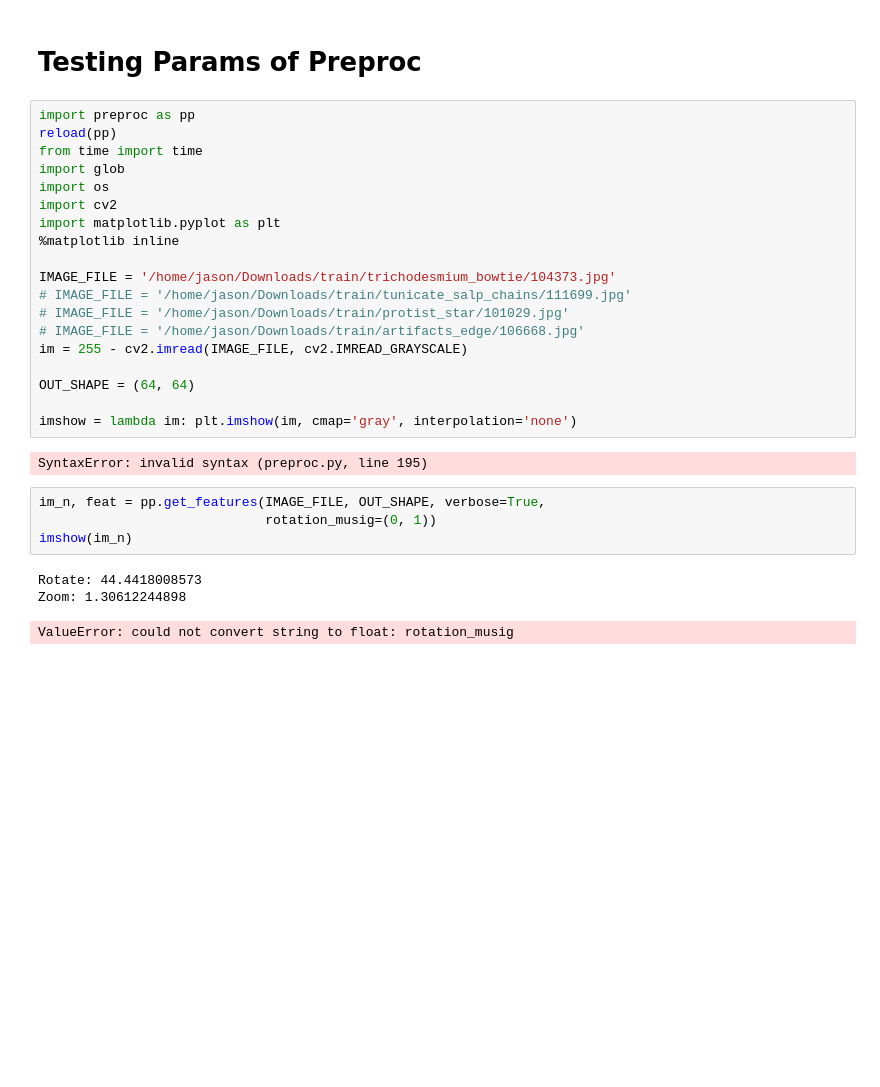
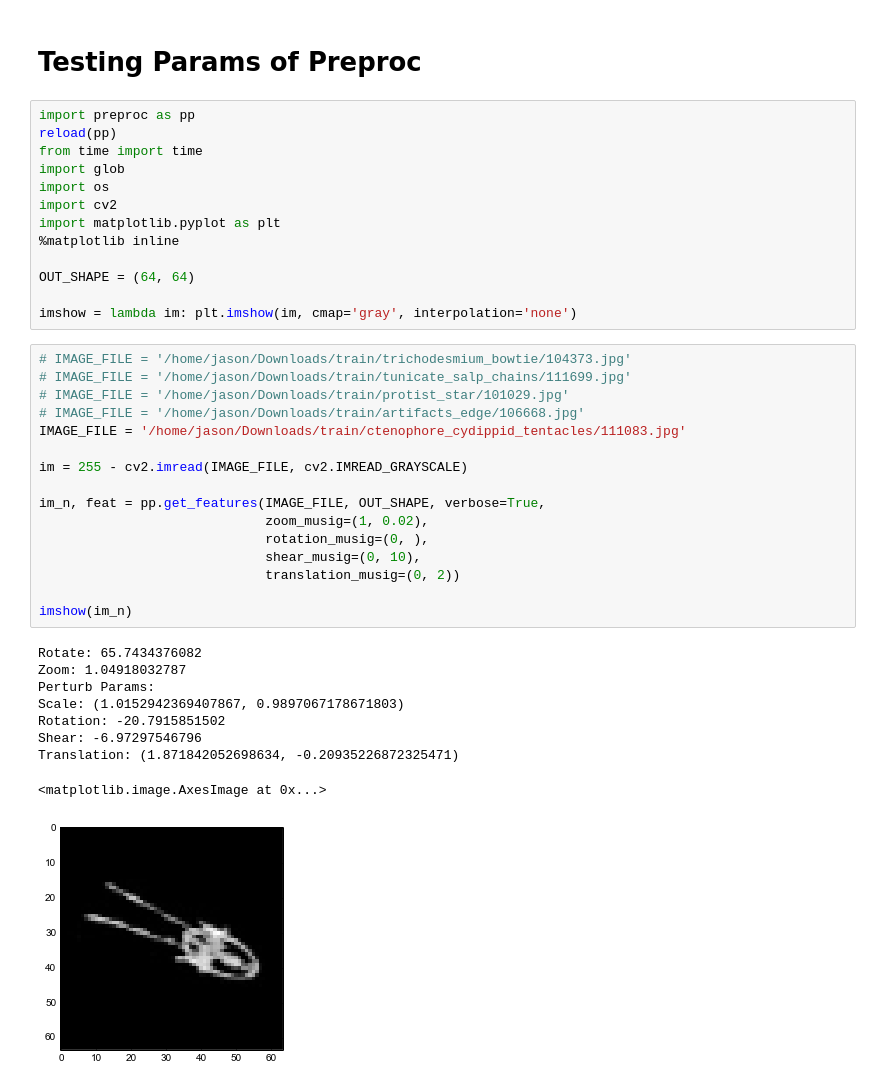
Before and after one commit to JasonTam/ndsb2015, a Jupyter notebook: tools/preproc_test.ipynb, the cells around one changed output. Drawn from its saved outputs; the diff is of its cells as text; blank space fills up the shorter version.

Commit message:
zoom out a bit by default

```diff
--- a/tools/preproc_test.ipynb
+++ b/tools/preproc_test.ipynb
@@ -373,22 +373,32 @@ import cv2
 import matplotlib.pyplot as plt
 %matplotlib inline
 
-IMAGE_FILE = '/home/jason/Downloads/train/trichodesmium_bowtie/104373.jpg'
-# IMAGE_FILE = '/home/jason/Downloads/train/tunicate_salp_chains/111699.jpg'
-# IMAGE_FILE = '/home/jason/Downloads/train/protist_star/101029.jpg'
-# IMAGE_FILE = '/home/jason/Downloads/train/artifacts_edge/106668.jpg'
-im = 255 - cv2.imread(IMAGE_FILE, cv2.IMREAD_GRAYSCALE)
-
 OUT_SHAPE = (64, 64)
 
 imshow = lambda im: plt.imshow(im, cmap='gray', interpolation='none')
-# %% [output]
-SyntaxError: invalid syntax (preproc.py, line 195)
-# %%
-im_n, feat = pp.get_features(IMAGE_FILE, OUT_SHAPE, verbose=True,
-                             rotation_musig=(0, 1))
-imshow(im_n)
-# %% [output]
-Rotate: 44.4418008573
-Zoom: 1.30612244898
-ValueError: could not convert string to float: rotation_musig
+# %%
+# IMAGE_FILE = '/home/jason/Downloads/train/trichodesmium_bowtie/104373.jpg'
+# IMAGE_FILE = '/home/jason/Downloads/train/tunicate_salp_chains/111699.jpg'
+# IMAGE_FILE = '/home/jason/Downloads/train/protist_star/101029.jpg'
+# IMAGE_FILE = '/home/jason/Downloads/train/artifacts_edge/106668.jpg'
+IMAGE_FILE = '/home/jason/Downloads/train/ctenophore_cydippid_tentacles/111083.jpg'
+
+im = 255 - cv2.imread(IMAGE_FILE, cv2.IMREAD_GRAYSCALE)
+
+im_n, feat = pp.get_features(IMAGE_FILE, OUT_SHAPE, verbose=True,
+                             zoom_musig=(1, 0.02),
+                             rotation_musig=(0, ),
+                             shear_musig=(0, 10),
+                             translation_musig=(0, 2))
+
+imshow(im_n)
+# %% [output]
+Rotate: 65.7434376082
+Zoom: 1.04918032787
+Perturb Params:
+Scale: (1.0152942369407867, 0.9897067178671803)
+Rotation: -20.7915851502
+Shear: -6.97297546796
+Translation: (1.871842052698634, -0.20935226872325471)
+<matplotlib.image.AxesImage at 0x...>
+[figure, added]
```
Also changed, not shown: 1 other file.
